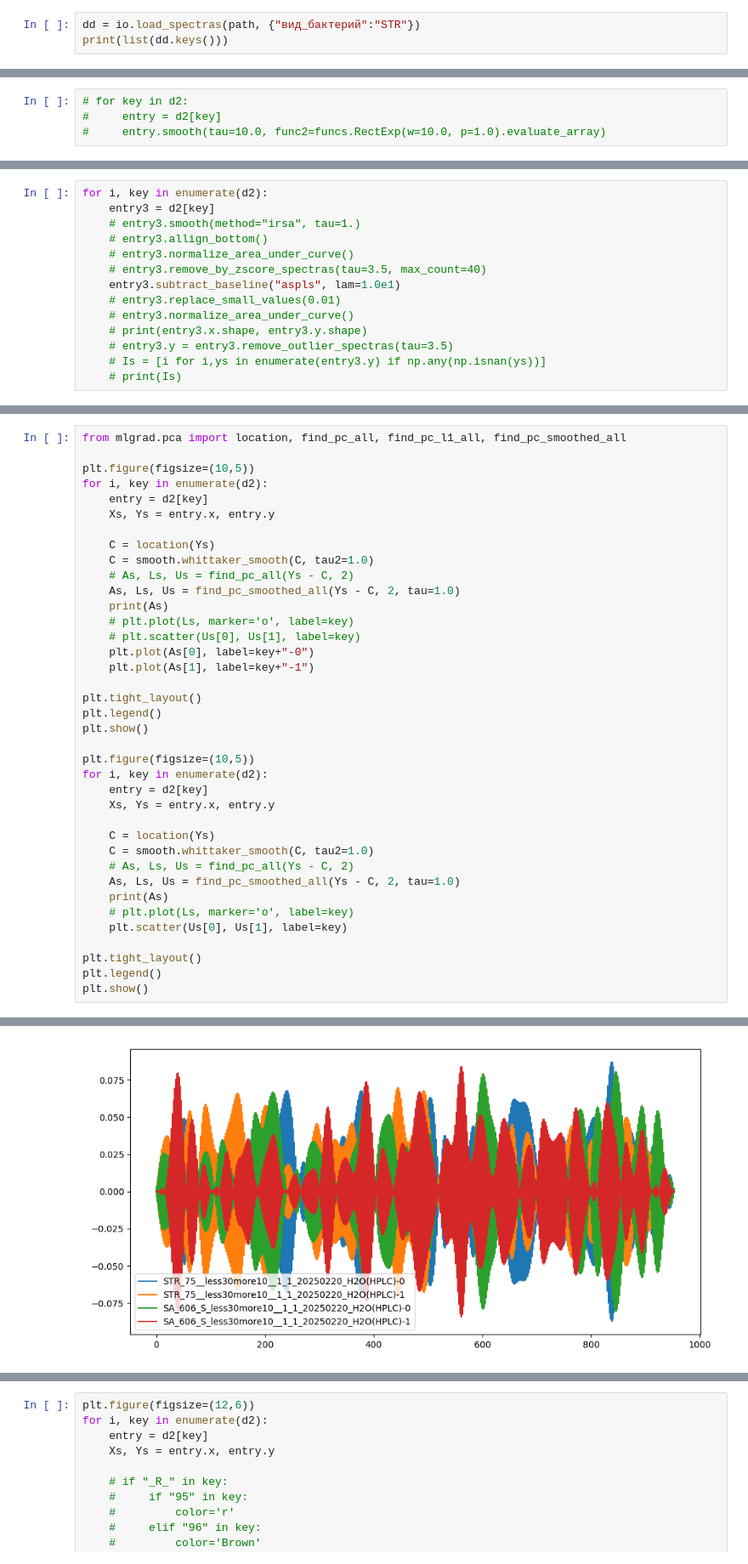
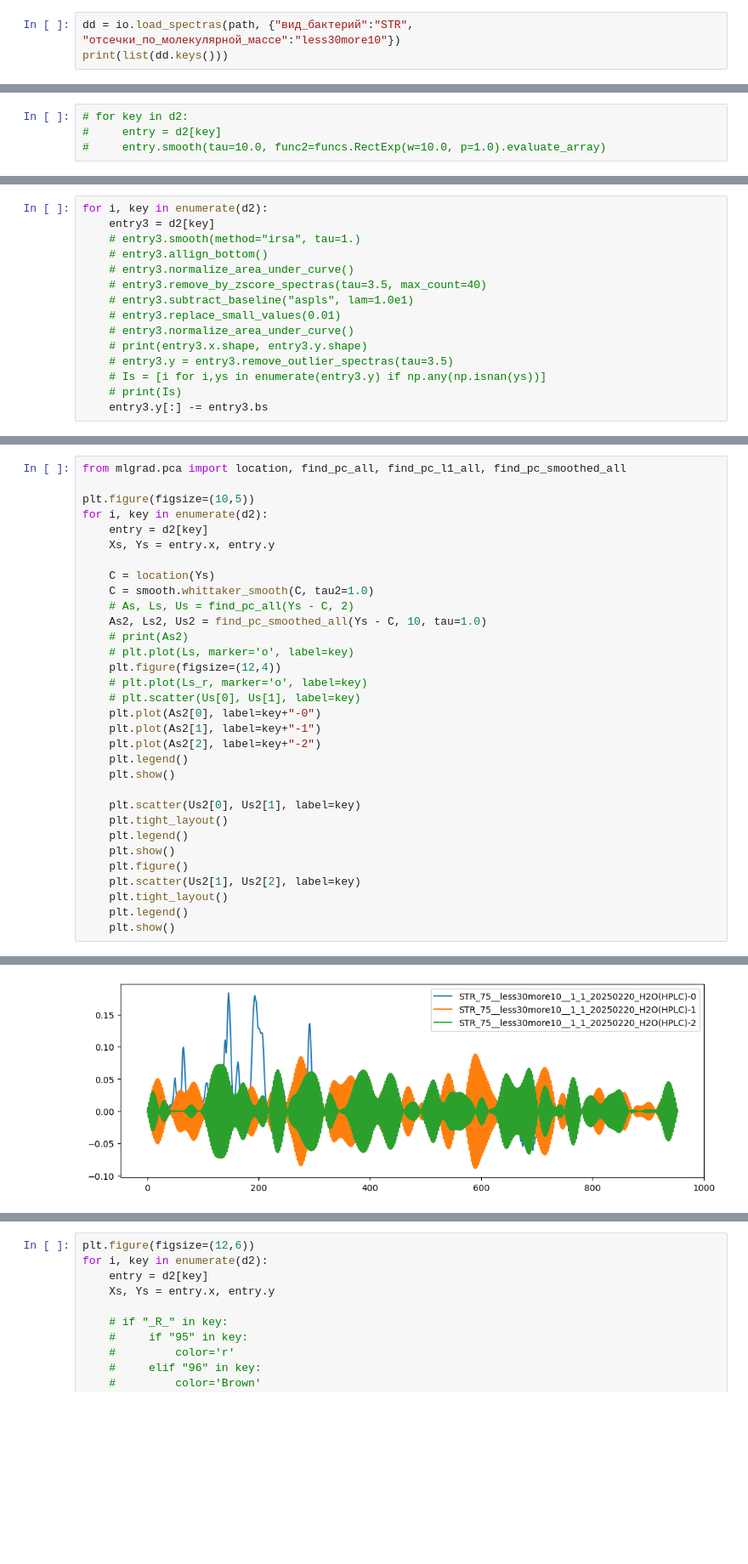
Before and after one commit to intellimath/irsa, a Jupyter notebook: examples/load_spectra.ipynb, the cells around one changed output, grey strips where cells are left out. Shown: that part at 85% size. Saved outputs shown, nothing was run; the diff lists cells and outputs as text; blank space fills up the shorter version.

```diff
--- a/examples/load_spectra.ipynb
+++ b/examples/load_spectra.ipynb
@@ -55,4 +60,4 @@ path = f"/home/intellimath/repos/spectras/bacteria0225"
 # %%
-dd = io.load_spectras(path, {"вид_бактерий":"STR"})
+dd = io.load_spectras(path, {"вид_бактерий":"STR", "отсечки_по_молекулярной_массе":"less30more10"})
 print(list(dd.keys()))
 # %% [output]
@@ -145,13 +150,14 @@ for i, key in enumerate(d2):
     # entry3.allign_bottom()
     # entry3.normalize_area_under_curve()
     # entry3.remove_by_zscore_spectras(tau=3.5, max_count=40)
-    entry3.subtract_baseline("aspls", lam=1.0e1)
+    # entry3.subtract_baseline("aspls", lam=1.0e1)
     # entry3.replace_small_values(0.01)
     # entry3.normalize_area_under_curve()
     # print(entry3.x.shape, entry3.y.shape)
     # entry3.y = entry3.remove_outlier_spectras(tau=3.5)
     # Is = [i for i,ys in enumerate(entry3.y) if np.any(np.isnan(ys))]
     # print(Is)
+    entry3.y[:] -= entry3.bs
 # %%
 for i, key in enumerate(d2):
     entry = d2[key]
@@ -231,31 +289,25 @@ for i, key in enumerate(d2):
     C = location(Ys)
     C = smooth.whittaker_smooth(C, tau2=1.0)
     # As, Ls, Us = find_pc_all(Ys - C, 2)
-    As, Ls, Us = find_pc_smoothed_all(Ys - C, 2, tau=1.0)
-    print(As)
+    As2, Ls2, Us2 = find_pc_smoothed_all(Ys - C, 10, tau=1.0)
+    # print(As2)
     # plt.plot(Ls, marker='o', label=key)
+    plt.figure(figsize=(12,4))
+    # plt.plot(Ls_r, marker='o', label=key)
     # plt.scatter(Us[0], Us[1], label=key)
-    plt.plot(As[0], label=key+"-0")
-    plt.plot(As[1], label=key+"-1")
+    plt.plot(As2[0], label=key+"-0")
+    plt.plot(As2[1], label=key+"-1")
+    plt.plot(As2[2], label=key+"-2")
+    plt.legend()
+    plt.show()
 
-plt.tight_layout()
-plt.legend()
-plt.show()
-
-plt.figure(figsize=(10,5))
-for i, key in enumerate(d2):
-    entry = d2[key]
-    Xs, Ys = entry.x, entry.y
-
-    C = location(Ys)
-    C = smooth.whittaker_smooth(C, tau2=1.0)
-    # As, Ls, Us = find_pc_all(Ys - C, 2)
-    As, Ls, Us = find_pc_smoothed_all(Ys - C, 2, tau=1.0)
-    print(As)
-    # plt.plot(Ls, marker='o', label=key)
-    plt.scatter(Us[0], Us[1], label=key)
-
-plt.tight_layout()
-plt.legend()
-plt.show()
+    plt.scatter(Us2[0], Us2[1], label=key)
+    plt.tight_layout()
+    plt.legend()
+    plt.show()
+    plt.figure()
+    plt.scatter(Us2[1], Us2[2], label=key)
+    plt.tight_layout()
+    plt.legend()
+    plt.show()
 # %% [output]
@@ -266 +315 @@ plt.show()
-[figure, old version]
+[figure, new version]
```
Also changed, not shown: parts of 13 cells of this notebook, 3 other files.
